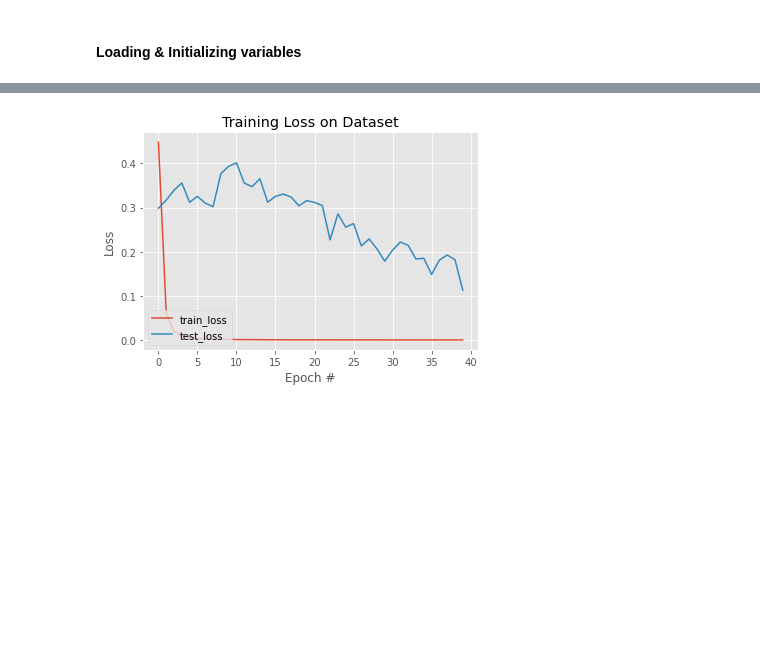
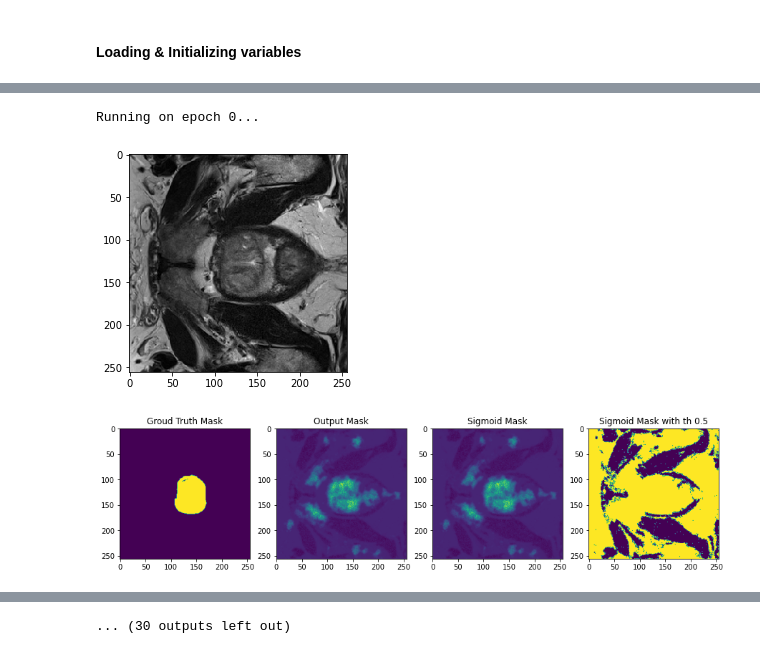
Before and after one commit to Cambn/Prostate_Cancer_Diagnosis, a Jupyter notebook: model running.ipynb, the cells around one changed output, grey strips where cells are left out. Cells and saved outputs as stored; diff of their text form; code cells hidden in the pictures; blank space fills up the shorter version.

```diff
--- a/model running.ipynb
+++ b/model running.ipynb
@@ -71,7 +68,8 @@ The # of training batch: 2749
 # %%
 unet = U_net().to(DEVICE)
-lossFunc = BCELoss()
-opt = Adam(unet.parameters(), lr=config.INIT_LR)
+BEC_Loss = BCEWithLogitsLoss()
+L1_Loss = L1Loss()
+opt = Adam(unet.parameters(), lr=config.INIT_LR,weight_decay = config.WEIGHT_DECAY)
 trainSteps = len(train_paths_Images) // config.BATCH_SIZE
 testSteps = len(test_paths_Images) // config.BATCH_SIZE
 # %%
@@ -134,19 +92,19 @@ for e in tqdm(range(config.NUM_EPOCHS)):
     totalTrainLoss, totalTestLoss = 0, 0
 
     for (i,(x,y)) in enumerate(train_Loader):
-        (x,y) = (x.to(DEVICE), y.to(DEVICE).long())
+        (x,y) = (x.to(DEVICE), y.to(DEVICE))
         pred = unet(x)
-        loss = lossFunc(pred,y)
+        loss = BEC_Loss(y,pred)
 
         opt.zero_grad()
         #loss.requires_grad = True
         loss.backward()
         opt.step()
 
-        totalTrainLoss += lossFunc(pred,y)
-    if (e + 1) % 1 == 0:
-        print(f'Running on epoch {e + 1}...')
-        config.plot_figure(x,pred,y)
+        totalTrainLoss += BEC_Loss(y,pred)
+    if e % 20 == 0:
+        print(f'Running on epoch {e}...')
+        config.plot_figure(x, pred, y)
     ## switch off autograd
     with torch.no_grad():
 
@@ -154,35 +112,39 @@ for e in tqdm(range(config.NUM_EPOCHS)):
         unet.eval()
 
         ## loop over the validation set
         for (x,y) in test_Loader:
-            (x,y) = (x.to(DEVICE), y.to(DEVICE).long())
-            y = torch.squeeze(y, dim=1)
+            (x,y) = (x.to(DEVICE), y.to(DEVICE))
+
             pred = unet(x)
             #pred = torch.argmax(pred, dim=1)
-            totalTestLoss += lossFunc(pred,y)
+            totalTestLoss += BEC_Loss(y,pred)
 
     avgTrainLoss = totalTrainLoss / trainSteps
     avgTestLoss = totalTestLoss / testSteps
 
     #print(avgTrainLoss)
     #print(avgTestLoss)
     H["train_loss"].append(avgTrainLoss.cpu().detach().numpy())
     H["test_loss"].append(avgTestLoss.cpu().detach().numpy())
     print()
     print("[INFO] EPOCH: {}/{}".format(e + 1, config.NUM_EPOCHS))
     print("Train loss: {:.6f}, Test loss: {:.4f}".format(avgTrainLoss, avgTestLoss))
     torch.cuda.empty_cache()
 # display the total time needed to perform the training
 endTime = time.time()
 print("[INFO] total time taken to train the model: {:.2f}s".format(endTime - startTime))
 if not os.path.isdir(config.LOSS_FOLDER):
     os.makedirs(config.LOSS_FOLDER)
 if not os.path.isdir(config.MODEL_FOLDER):
     os.makedirs(config.MODEL_FOLDER)
 
-model_name = 'unet_10_24_v4.pth'
-loss_plot_name = 'unet_10_24_v4.png'
+model_name = 'unet_10_24_v5.pth'
+loss_plot_name = 'unet_10_24_v5.png'
 complete_model_path = config.MODEL_FOLDER + model_name
 complete_loss_plot_path = config.LOSS_FOLDER + loss_plot_name
 config.plot_loss(H,complete_loss_plot_path)
 torch.save(unet, complete_model_path)
+# %% [output]
+Running on epoch 0...
+[figure, added]
+[figure, added]
@@ -189,3 +169,4 @@ torch.save(unet, complete_model_path)
+... (30 outputs left out)
 # %%
 plt.style.use("ggplot")
 plt.figure()
@@ -197,8 +178,6 @@ plt.ylabel("Loss")
 plt.legend(loc="lower left")
 plt.savefig(config.PLOT_PATH)
 torch.save(unet, config.MODEL_PATH)
-# %% [output]
-[figure, removed]
 # %%
 import pydicom
 import cv2
```
Also changed, not shown: parts of 22 cells of this notebook, 5 other files.
